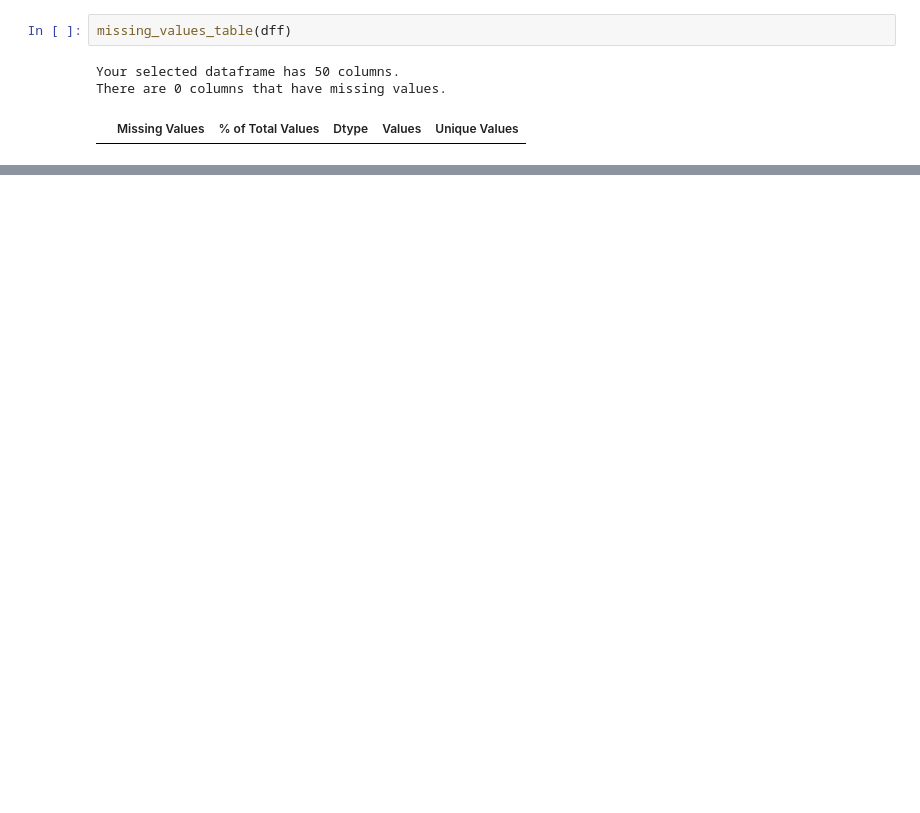
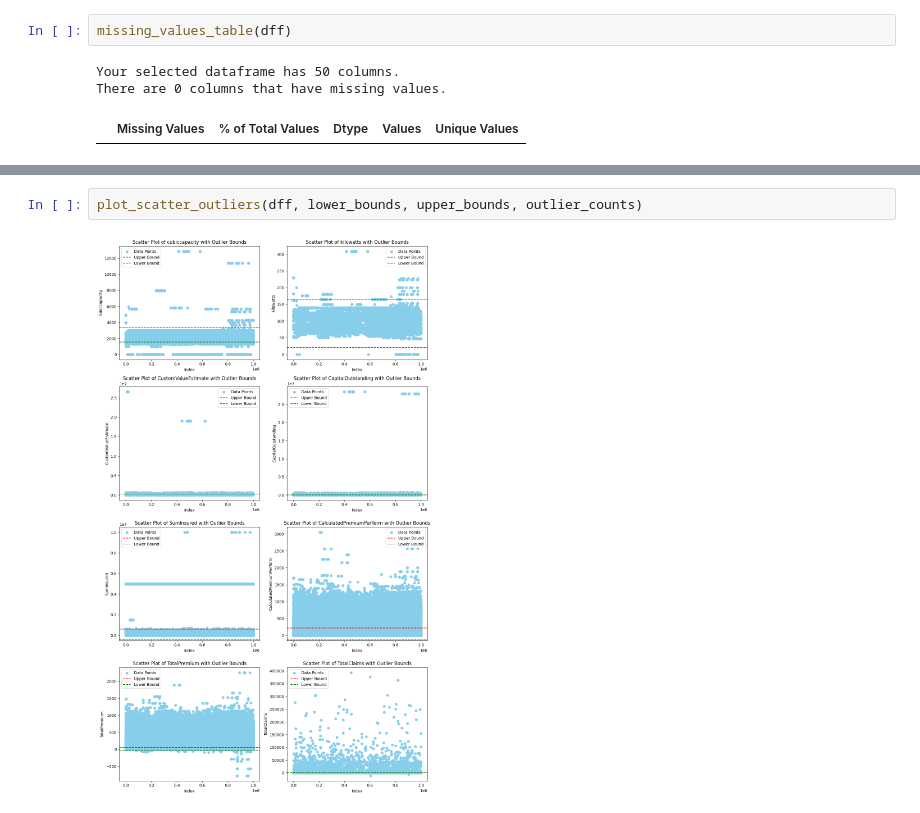
Before and after one commit to yosef-zewdu/Car-Insurance-Risk-Analysis, a Jupyter notebook: notebooks/eda.ipynb, the cells around one changed output, grey strips where cells are left out. Cells and saved outputs as stored; diff of their text form; blank space fills up the shorter version.

```diff
--- a/notebooks/eda.ipynb
+++ b/notebooks/eda.ipynb
@@ -409,0 +323,4 @@ dff['CustomValueEstimate'] = dff['CustomValueEstimate'].fillna(dff['CustomValueE
+# %%
+plot_scatter_outliers(dff, lower_bounds, upper_bounds, outlier_counts)
+# %% [output]
+[figure, added]
```
Also changed, not shown: parts of 48 cells of this notebook, 1 other file.
